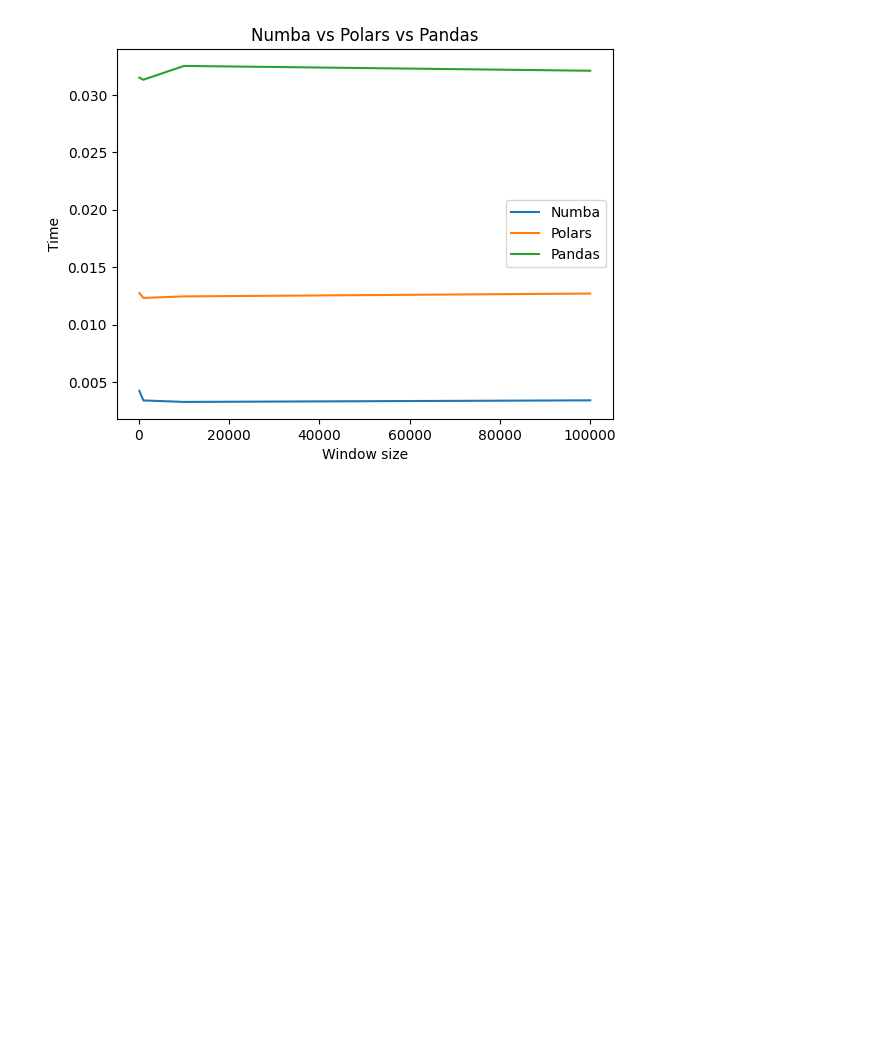
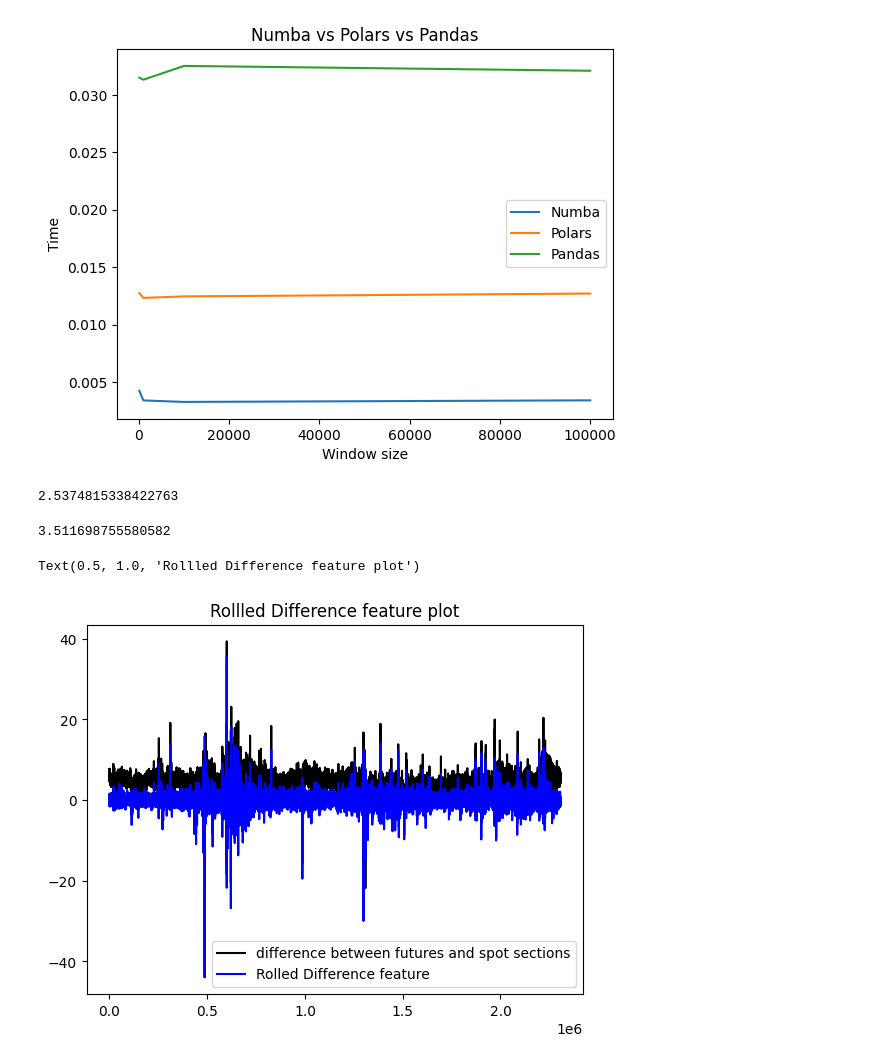
Before and after one commit to Matteus1904/HPPL_HFT, a Jupyter notebook: HFT_numba_divergence.ipynb, the cells around one changed output. Drawn from its saved outputs; the diff is of its cells as text; code cells hidden in the pictures; blank space fills up the shorter version.

```diff
--- a/HFT_numba_divergence.ipynb
+++ b/HFT_numba_divergence.ipynb
@@ -99,3 +99,27 @@ plt.title("Numba vs Polars vs Pandas")
 # %% [output]
 Text(0.5, 1.0, 'Numba vs Polars vs Pandas')
 [figure]
+# %%
+# polars is faster than pandas
+pandas_timings.mean() / polars_timings.mean()
+# %% [output]
+2.5374815338422763
+# %%
+# and numba is faster than polars
+polars_timings.mean() / numba_timings.mean()
+# %% [output]
+3.511698755580582
+# %%
+
+window = 1000
+differences_polars = pl.Series(differences)
+out_polars = polars_sma(differences_polars, window)
+
+plt.plot(x,differences_polars, label = "difference between futures and spot sections", c = 'k')
+plt.plot(x,differences_polars - out_polars, label = "Rolled Difference feature", c = 'b')
+
+plt.legend()
+plt.title("Rollled Difference feature plot")
+# %% [output]
+Text(0.5, 1.0, 'Rollled Difference feature plot')
+[figure, added]
```
